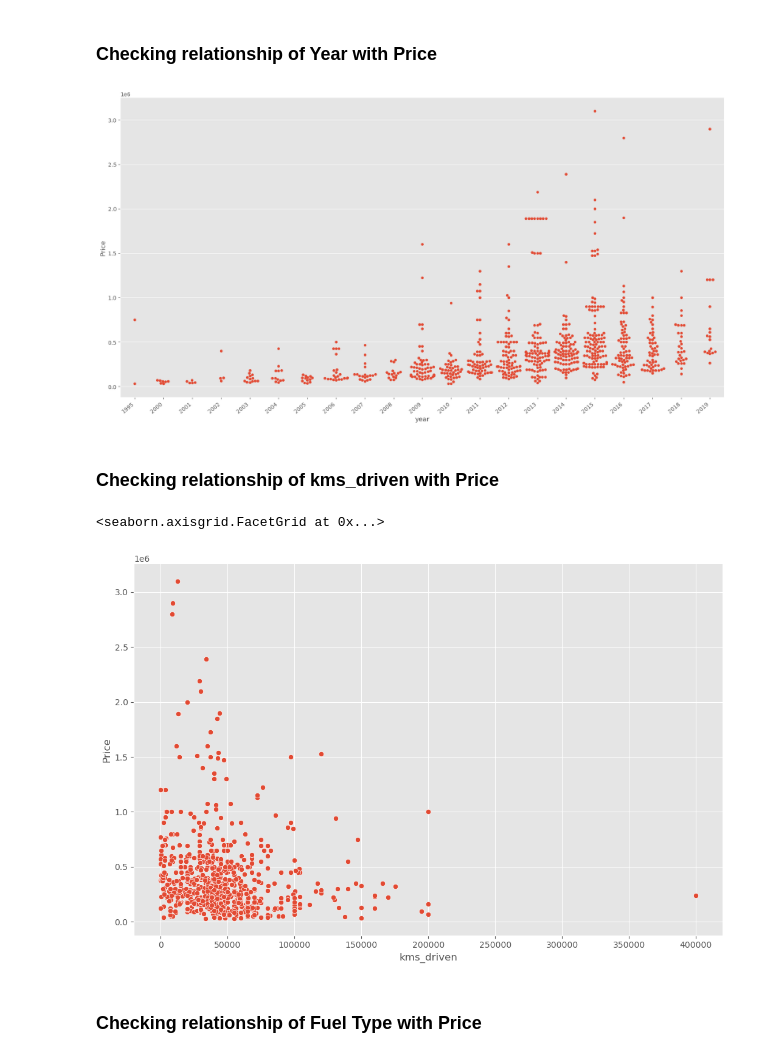
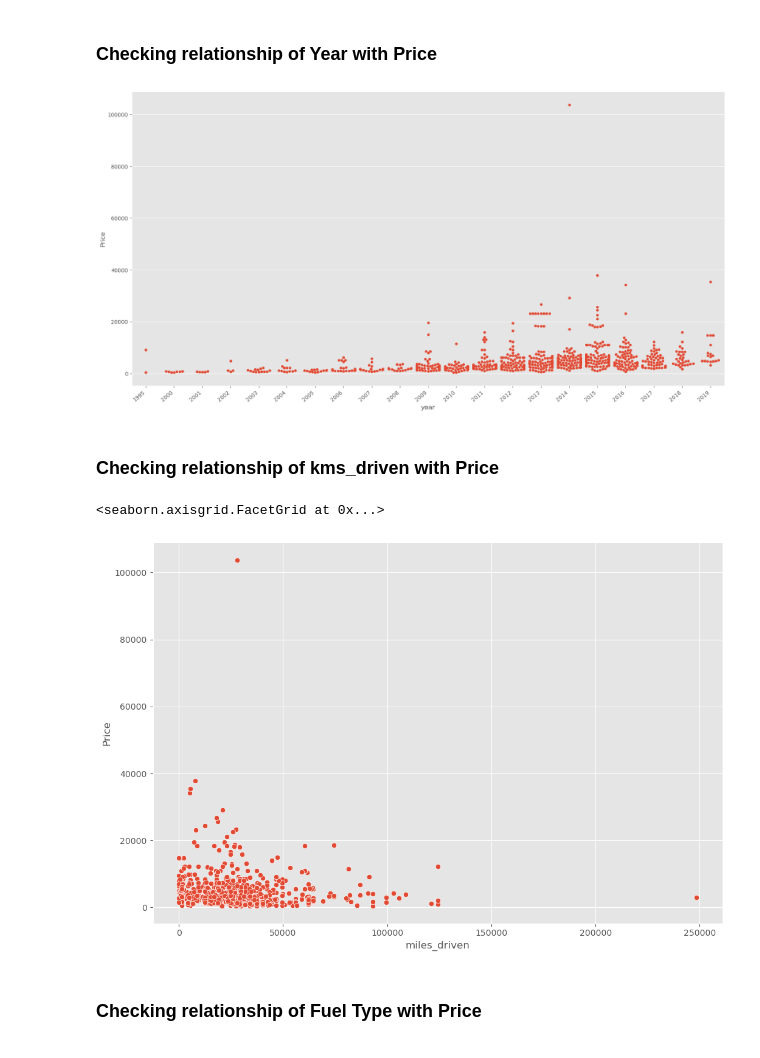
Before and after one commit to ektaHalani/CS122_Project, a Jupyter notebook: Quikr Analysis.ipynb, the cells around one changed output. Saved outputs shown, nothing was run; the diff lists cells and outputs as text; code cells hidden in the pictures.

Commit message:
modified Quikr Analysis, converted kms_driven to miles_driven, converted price in rupees to dollars

```diff
--- a/Quikr Analysis.ipynb
+++ b/Quikr Analysis.ipynb
@@ -75,3 +77,7 @@ car['Price']=car['Price'].str.replace(',','').astype(int)
+# %%
+# Convert the 'Price' column from rupees to dollars using the conversion rate 1 dollar = 82 rupees
+conversion_rate = 82
+car['Price'] = (car['Price'] / conversion_rate).astype(int)
 # %% [markdown]
 ####  kms_driven has object values with kms at last.
 # %%
@@ -82,6 +92,10 @@ car['kms_driven']=car['kms_driven'].str.split().str.get(0).str.replace(',','')
 car=car[car['kms_driven'].str.isnumeric()]
 # %%
 car['kms_driven']=car['kms_driven'].astype(int)
+# %%
+# Convert kilometers to miles using the conversion rate 1 kilometer = 0.621371 miles
+conversion_rate_km_to_miles = 0.621371
+car['miles_driven'] = (car['kms_driven'] * conversion_rate_km_to_miles).astype(int)
 # %% [markdown]
 #### fuel_type has nan values
 # %%
@@ -179,14 +194,14 @@ ax=sns.swarmplot(x='year',y='Price',data=car)
 ax.set_xticklabels(ax.get_xticklabels(),rotation=40,ha='right')
 plt.show()
 # %% [output]
-[figure, old version]
+[figure, new version]
 # %% [markdown]
 ### Checking relationship of kms_driven with Price
 # %%
-sns.relplot(x='kms_driven',y='Price',data=car,height=7,aspect=1.5)
+sns.relplot(x='miles_driven',y='Price',data=car,height=7,aspect=1.5)
 # %% [output]
 <seaborn.axisgrid.FacetGrid at 0x...>
-[figure, old version]
+[figure, new version]
 # %% [markdown]
 ### Checking relationship of Fuel Type with Price
 # %%
```
Also changed, not shown: parts of 19 cells of this notebook, 2 other files.
